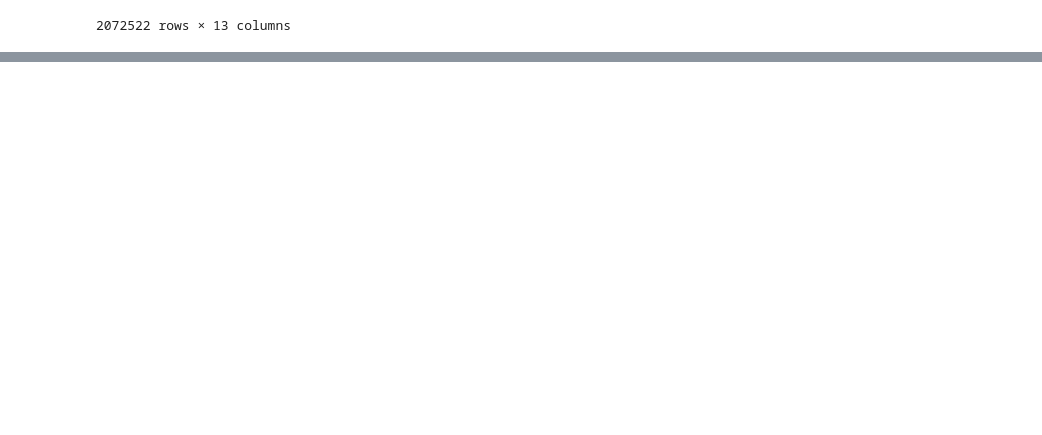
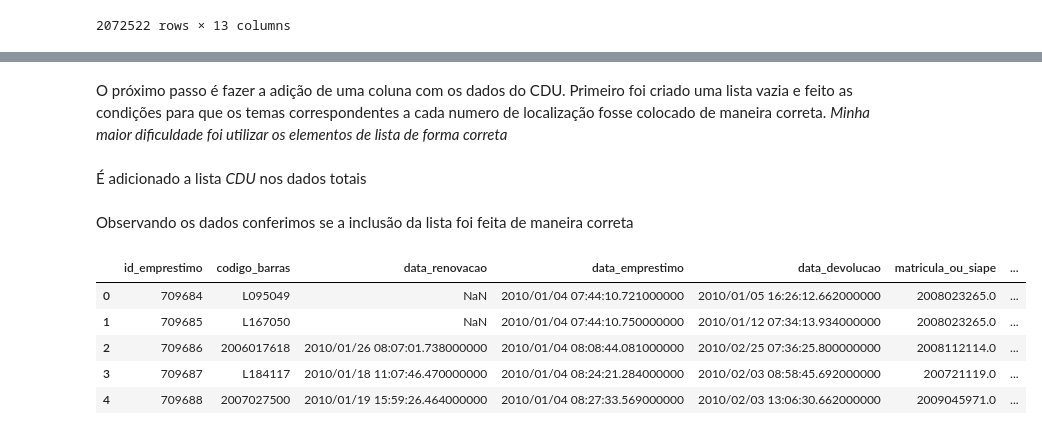
Before and after one commit to thaisornellas/tha_is_learning, a Jupyter notebook: 7days.ipynb, the cells around one changed output, grey strips where cells are left out. Cells and saved outputs as stored; diff of their text form; code cells hidden in the pictures; blank space fills up the shorter version.

```diff
--- a/7days.ipynb
+++ b/7days.ipynb
@@ -110,0 +129,2 @@ dados_totais
+# %%
+dados_totais.drop("registro_sistema", axis=1, inplace=True)
@@ -110,0 +139,2 @@ dados_totais
+# %%
+dados_totais["matricula_ou_siape"] = dados_totais["matricula_ou_siape"].astype(str)
@@ -110,0 +158,40 @@ dados_totais
+# %% [markdown]
+O próximo passo é fazer a adição de uma coluna com os dados do CDU. Primeiro foi criado uma lista vazia e feito as condições para que os temas correspondentes a cada numero de localização fosse colocado de maneira correta. _Minha maior dificuldade foi utilizar os elementos de lista de forma correta_
+# %%
+CDU = []
+for i in dados_totais["localizacao"]:
+    if i < 100:
+        CDU.append("Generalidades. Ciência e Conhecimento")
+    elif  i < 200:
+        CDU.append("Filosofia e Psicologia")
+    elif i < 300:
+        CDU.append("Religião")
+    elif i < 400:
+        CDU.append("Ciências sociais")
+    elif i < 500:
+        CDU.append("Classe vaga")
+    elif i < 600:
+        CDU.append("Matemática e Ciências naturais")
+    elif i < 700:
+        CDU.append("Ciências aplicadas")
+    elif i < 800:
+        CDU.append("Belas artes")
+    elif i < 900:
+        CDU.append("Linguagem. Língua. Linguística")
+    else:
+        CDU.append("Geografia. Biografia. História")
+# %% [markdown]
+É adicionado a lista *CDU* nos dados totais
+# %%
+dados_totais["CDU"] = CDU
+# %% [markdown]
+Observando os dados conferimos se a inclusão da lista foi feita de maneira correta
+# %%
+dados_totais.head()
+# %% [output]
+|  | id_emprestimo | codigo_barras | data_renovacao | data_emprestimo | data_devolucao | matricula_ou_siape | ... |
+| 0 | 709684 | L095049 | NaN | 2010/01/04 07:44:10.721000000 | 2010/01/05 16:26:12.662000000 | 2008023265.0 | ... |
+| 1 | 709685 | L167050 | NaN | 2010/01/04 07:44:10.750000000 | 2010/01/12 07:34:13.934000000 | 2008023265.0 | ... |
+| 2 | 709686 | 2006017618 | 2010/01/26 08:07:01.738000000 | 2010/01/04 08:08:44.081000000 | 2010/02/25 07:36:25.800000000 | 2008112114.0 | ... |
+| 3 | 709687 | L184117 | 2010/01/18 11:07:46.470000000 | 2010/01/04 08:24:21.284000000 | 2010/02/03 08:58:45.692000000 | 200721119.0 | ... |
+| 4 | 709688 | 2007027500 | 2010/01/19 15:59:26.464000000 | 2010/01/04 08:27:33.569000000 | 2010/02/03 13:06:30.662000000 | 2009045971.0 | ... |
```
Also changed, not shown: parts of 12 cells of this notebook.
